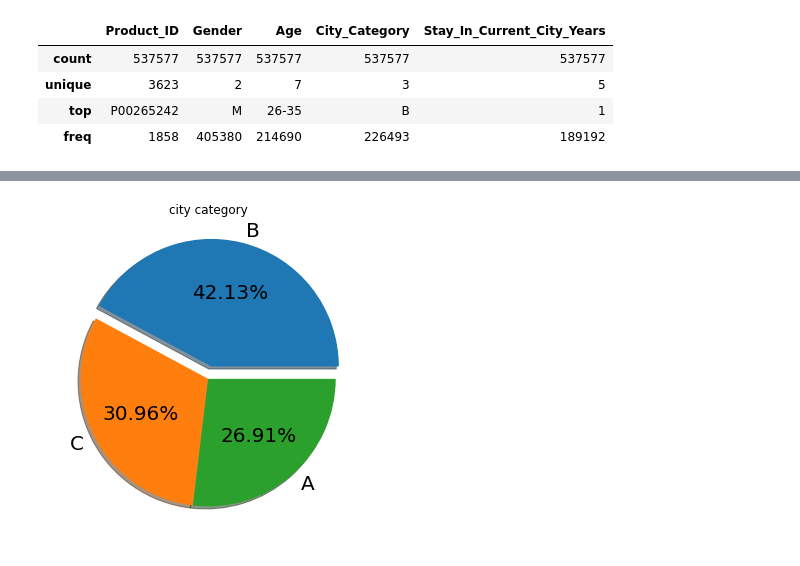
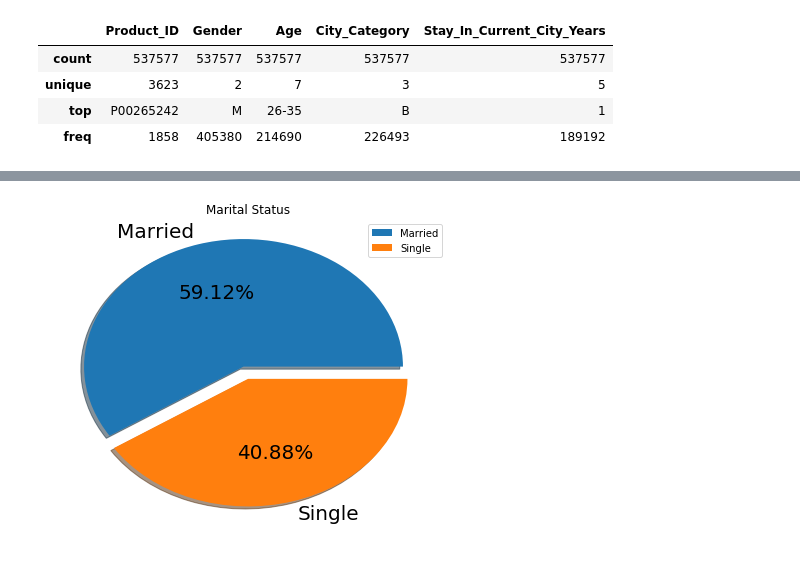
Before and after one commit to BraidyWu/black-friday, a Jupyter notebook: black_friday.ipynb, the cells around one changed output, grey strips where cells are left out. Cells and saved outputs as stored; diff of their text form; code cells hidden in the pictures.

```diff
--- a/black_friday.ipynb
+++ b/black_friday.ipynb
@@ -129,10 +185,15 @@ plt.show()
 # %%
-fig, ax = plt.subplots(figsize=(8, 5), subplot_kw=dict(aspect='equal'))
-city_category = df['City_Category'].value_counts()
-explode = (0.1, 0, 0)
-ax.pie(x=city_category, explode=explode, labels=city_category.index, autopct='%1.2f%%', shadow=True, textprops={'fontsize': 20})
-ax.set_title('city category')
+# Marriage status
+fig, ax = plt.subplots(figsize=(12, 5), subplot_kw=dict(aspect=0.8))
+marital_status = df['Marital_Status'].value_counts()
+values = marital_status.values
+labels = marital_status.index
+labels = ['Married' if i==0 else 'Single' for i in labels]
+explode = (0.1, 0)
+ax.pie(values, explode=explode, labels=labels, autopct='%1.2f%%', shadow=True, textprops={'fontsize': 20})
+ax.set_title('Marital Status')
 plt.tight_layout()
+plt.legend(loc='upper right')
 plt.show()
 # %% [output]
-[figure, old version]
+[figure, new version]
```
Also changed, not shown: parts of 15 cells of this notebook.
